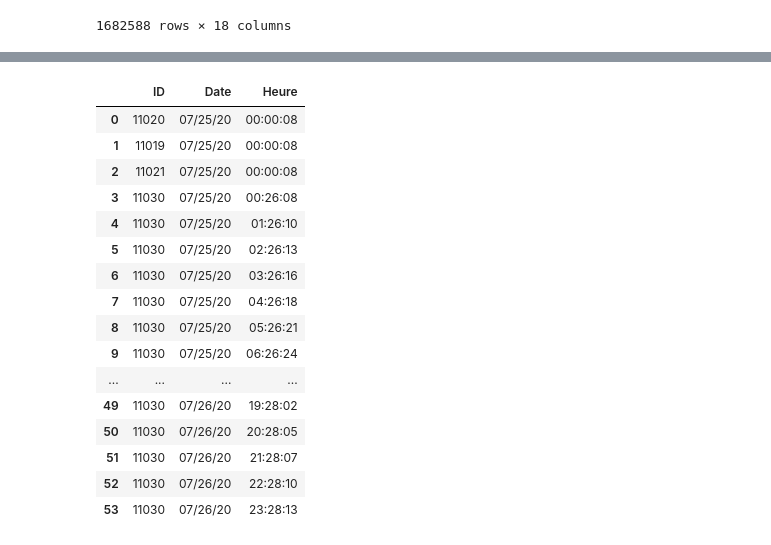
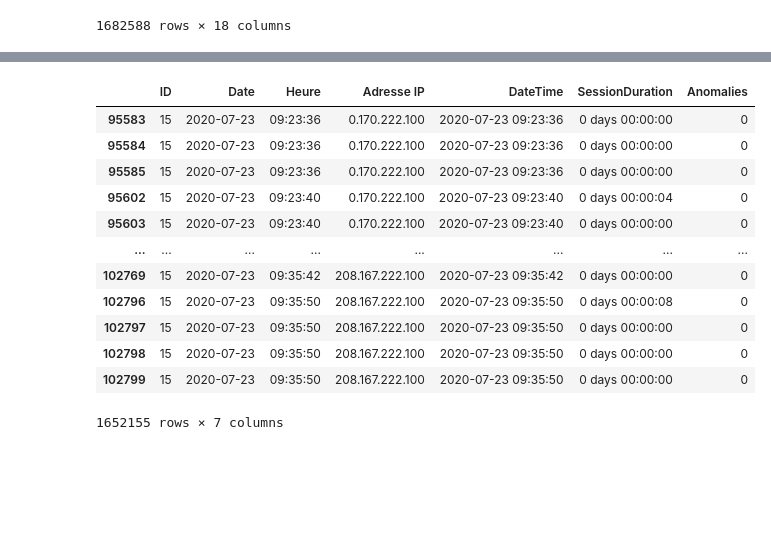
Before and after one commit to Catamaran23/PT2, a Jupyter notebook: brouillon.ipynb, the cells around one changed output, grey strips where cells are left out. Drawn from its saved outputs; the diff is of its cells as text; code cells hidden in the pictures; blank space fills up the shorter version.

Commit message:
Hi Fin de pretraitement

```diff
--- a/brouillon.ipynb
+++ b/brouillon.ipynb
@@ -51,0 +114,6 @@ dhcplog
+# %%
+new1['Date'] = pd.to_datetime(new1['Date'], format='%m/%d/%y',errors='coerce')
+new1['DateTime'] = new1['Date'].astype(str) + ' ' + new1['Heure']
+new1['DateTime'] = pd.to_datetime(new1['DateTime'], errors='coerce')
+new1['SessionDuration'] = new1.groupby(["Adresse IP","Date"])["DateTime"].diff()
+new1.head(30)
@@ -51,0 +138,5 @@ dhcplog
+# %%
+new1=new1[["ID", "Date", "Heure","Adresse IP", "Nom d'hôte",
+            "Adresse MAC","DateTime","SessionDuration"]]
+new1=new1.iloc[1:]
+new1
@@ -51,0 +157,11 @@ dhcplog
+# %%
+new1 = new1.dropna(subset=['SessionDuration'])
+Q1 = new1['SessionDuration'].quantile(0.25)
+Q3 = new1['SessionDuration'].quantile(0.75)
+IQR = Q3 - Q1
+
+seuil_bas = Q1 - 1.5 * IQR
+seuil_haut = Q3 + 1.5 * IQR
+# %%
+new1['Anomalies']=0
+new1.loc[(new1['SessionDuration'] < seuil_bas) | (new1['SessionDuration'] > seuil_haut), 'Anomalies'] = 1
@@ -52,24 +190,17 @@ dhcplog
 # %%
-#pretraitement dhcpv6
-dhcpv6 = pd.concat([jeu1dhcpv6,jeu2dhcpv6], ignore_index=True)
-dhcpv6=dhcpv6.iloc[:,:3]
+newdataset=new1.drop(columns=["Adresse MAC","Nom d'hôte"])
+newdataset
+# %% [output]
+|  | ID | Date | Heure | Adresse IP | DateTime | SessionDuration | Anomalies |
+| 95583 | 15 | 2020-07-23 | 09:23:36 | 0.170.222.100 | 2020-07-23 09:23:36 | 0 days 00:00:00 | 0 |
+| 95584 | 15 | 2020-07-23 | 09:23:36 | 0.170.222.100 | 2020-07-23 09:23:36 | 0 days 00:00:00 | 0 |
+| 95585 | 15 | 2020-07-23 | 09:23:36 | 0.170.222.100 | 2020-07-23 09:23:36 | 0 days 00:00:00 | 0 |
+| 95602 | 15 | 2020-07-23 | 09:23:40 | 0.170.222.100 | 2020-07-23 09:23:40 | 0 days 00:00:04 | 0 |
+| 95603 | 15 | 2020-07-23 | 09:23:40 | 0.170.222.100 | 2020-07-23 09:23:40 | 0 days 00:00:00 | 0 |
+| ... | ... | ... | ... | ... | ... | ... | ... |
+| 102769 | 15 | 2020-07-23 | 09:35:42 | 208.167.222.100 | 2020-07-23 09:35:42 | 0 days 00:00:00 | 0 |
+| 102796 | 15 | 2020-07-23 | 09:35:50 | 208.167.222.100 | 2020-07-23 09:35:50 | 0 days 00:00:08 | 0 |
+| 102797 | 15 | 2020-07-23 | 09:35:50 | 208.167.222.100 | 2020-07-23 09:35:50 | 0 days 00:00:00 | 0 |
+| 102798 | 15 | 2020-07-23 | 09:35:50 | 208.167.222.100 | 2020-07-23 09:35:50 | 0 days 00:00:00 | 0 |
+| 102799 | 15 | 2020-07-23 | 09:35:50 | 208.167.222.100 | 2020-07-23 09:35:50 | 0 days 00:00:00 | 0 |
+1652155 rows × 7 columns
-# %%
-dhcpv6
-# %% [output]
-|  | ID | Date | Heure |
-| 0 | 11020 | 07/25/20 | 00:00:08 |
-| 1 | 11019 | 07/25/20 | 00:00:08 |
-| 2 | 11021 | 07/25/20 | 00:00:08 |
-| 3 | 11030 | 07/25/20 | 00:26:08 |
-| 4 | 11030 | 07/25/20 | 01:26:10 |
-| 5 | 11030 | 07/25/20 | 02:26:13 |
-| 6 | 11030 | 07/25/20 | 03:26:16 |
-| 7 | 11030 | 07/25/20 | 04:26:18 |
-| 8 | 11030 | 07/25/20 | 05:26:21 |
-| 9 | 11030 | 07/25/20 | 06:26:24 |
-| ... | ... | ... | ... |
-| 49 | 11030 | 07/26/20 | 19:28:02 |
-| 50 | 11030 | 07/26/20 | 20:28:05 |
-| 51 | 11030 | 07/26/20 | 21:28:07 |
-| 52 | 11030 | 07/26/20 | 22:28:10 |
-| 53 | 11030 | 07/26/20 | 23:28:13 |
```
Also changed, not shown: parts of 8 cells of this notebook, 1 other file.
